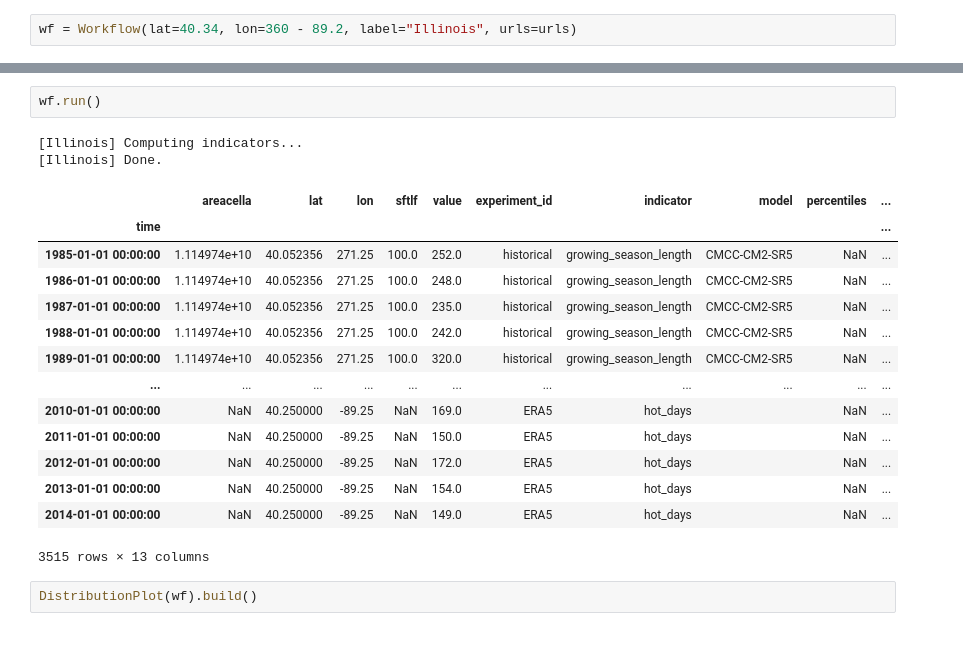
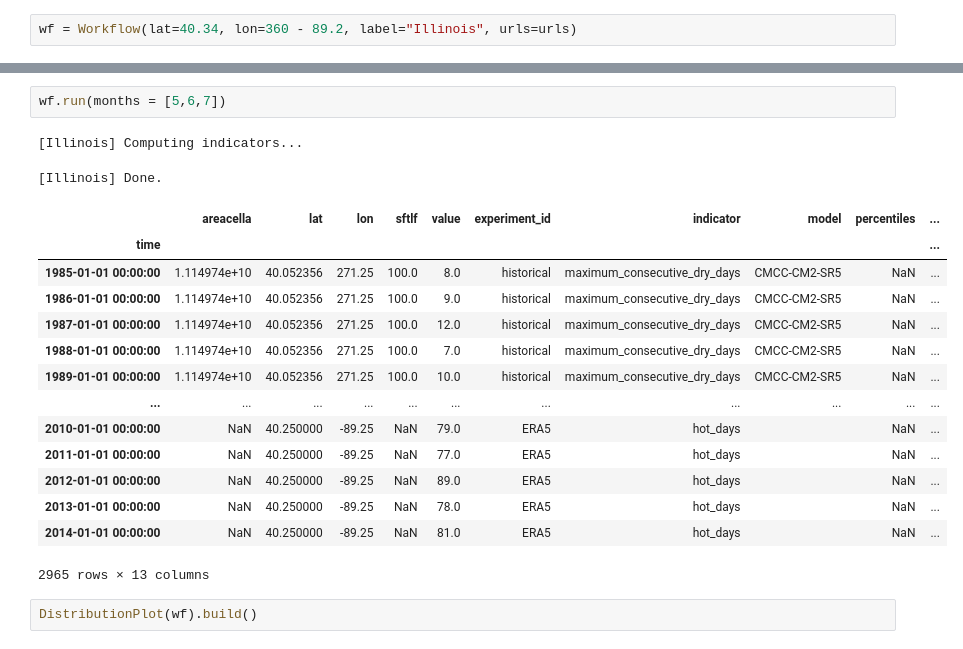
Before and after one commit to matteodefelice/mango, a Jupyter notebook: example-notebook.ipynb, the cells around one changed output, grey strips where cells are left out. Drawn from its saved outputs; the diff is of its cells as text.

```diff
--- a/example-notebook.ipynb
+++ b/example-notebook.ipynb
@@ -55,22 +35,22 @@ INFO:ecmwf.datastores.legacy_client:status has been updated to successful
 # %%
-wf.run()
+wf.run(months = [5,6,7])
 # %% [output]
 [Illinois] Computing indicators...
-[Illinois] Done.
+[Illinois] Done.
 |  | areacella | lat | lon | sftlf | value | experiment_id | indicator | model | percentiles | ... |
 | time |  |  |  |  |  |  |  |  |  | ... |
-| 1985-01-01 00:00:00 | 1.114974e+10 | 40.052356 | 271.25 | 100.0 | 252.0 | historical | growing_season_length | CMCC-CM2-SR5 | NaN | ... |
-| 1986-01-01 00:00:00 | 1.114974e+10 | 40.052356 | 271.25 | 100.0 | 248.0 | historical | growing_season_length | CMCC-CM2-SR5 | NaN | ... |
-| 1987-01-01 00:00:00 | 1.114974e+10 | 40.052356 | 271.25 | 100.0 | 235.0 | historical | growing_season_length | CMCC-CM2-SR5 | NaN | ... |
-| 1988-01-01 00:00:00 | 1.114974e+10 | 40.052356 | 271.25 | 100.0 | 242.0 | historical | growing_season_length | CMCC-CM2-SR5 | NaN | ... |
-| 1989-01-01 00:00:00 | 1.114974e+10 | 40.052356 | 271.25 | 100.0 | 320.0 | historical | growing_season_length | CMCC-CM2-SR5 | NaN | ... |
+| 1985-01-01 00:00:00 | 1.114974e+10 | 40.052356 | 271.25 | 100.0 | 8.0 | historical | maximum_consecutive_dry_days | CMCC-CM2-SR5 | NaN | ... |
+| 1986-01-01 00:00:00 | 1.114974e+10 | 40.052356 | 271.25 | 100.0 | 9.0 | historical | maximum_consecutive_dry_days | CMCC-CM2-SR5 | NaN | ... |
+| 1987-01-01 00:00:00 | 1.114974e+10 | 40.052356 | 271.25 | 100.0 | 12.0 | historical | maximum_consecutive_dry_days | CMCC-CM2-SR5 | NaN | ... |
+| 1988-01-01 00:00:00 | 1.114974e+10 | 40.052356 | 271.25 | 100.0 | 7.0 | historical | maximum_consecutive_dry_days | CMCC-CM2-SR5 | NaN | ... |
+| 1989-01-01 00:00:00 | 1.114974e+10 | 40.052356 | 271.25 | 100.0 | 10.0 | historical | maximum_consecutive_dry_days | CMCC-CM2-SR5 | NaN | ... |
 | ... | ... | ... | ... | ... | ... | ... | ... | ... | ... | ... |
-| 2010-01-01 00:00:00 | NaN | 40.250000 | -89.25 | NaN | 169.0 | ERA5 | hot_days |  | NaN | ... |
-| 2011-01-01 00:00:00 | NaN | 40.250000 | -89.25 | NaN | 150.0 | ERA5 | hot_days |  | NaN | ... |
-| 2012-01-01 00:00:00 | NaN | 40.250000 | -89.25 | NaN | 172.0 | ERA5 | hot_days |  | NaN | ... |
-| 2013-01-01 00:00:00 | NaN | 40.250000 | -89.25 | NaN | 154.0 | ERA5 | hot_days |  | NaN | ... |
-| 2014-01-01 00:00:00 | NaN | 40.250000 | -89.25 | NaN | 149.0 | ERA5 | hot_days |  | NaN | ... |
+| 2010-01-01 00:00:00 | NaN | 40.250000 | -89.25 | NaN | 79.0 | ERA5 | hot_days |  | NaN | ... |
+| 2011-01-01 00:00:00 | NaN | 40.250000 | -89.25 | NaN | 77.0 | ERA5 | hot_days |  | NaN | ... |
+| 2012-01-01 00:00:00 | NaN | 40.250000 | -89.25 | NaN | 89.0 | ERA5 | hot_days |  | NaN | ... |
+| 2013-01-01 00:00:00 | NaN | 40.250000 | -89.25 | NaN | 78.0 | ERA5 | hot_days |  | NaN | ... |
+| 2014-01-01 00:00:00 | NaN | 40.250000 | -89.25 | NaN | 81.0 | ERA5 | hot_days |  | NaN | ... |
-3515 rows × 13 columns
+2965 rows × 13 columns
 # %%
 DistributionPlot(wf).build()
 # %% [output]
```
Also changed, not shown: parts of 2 cells of this notebook.
